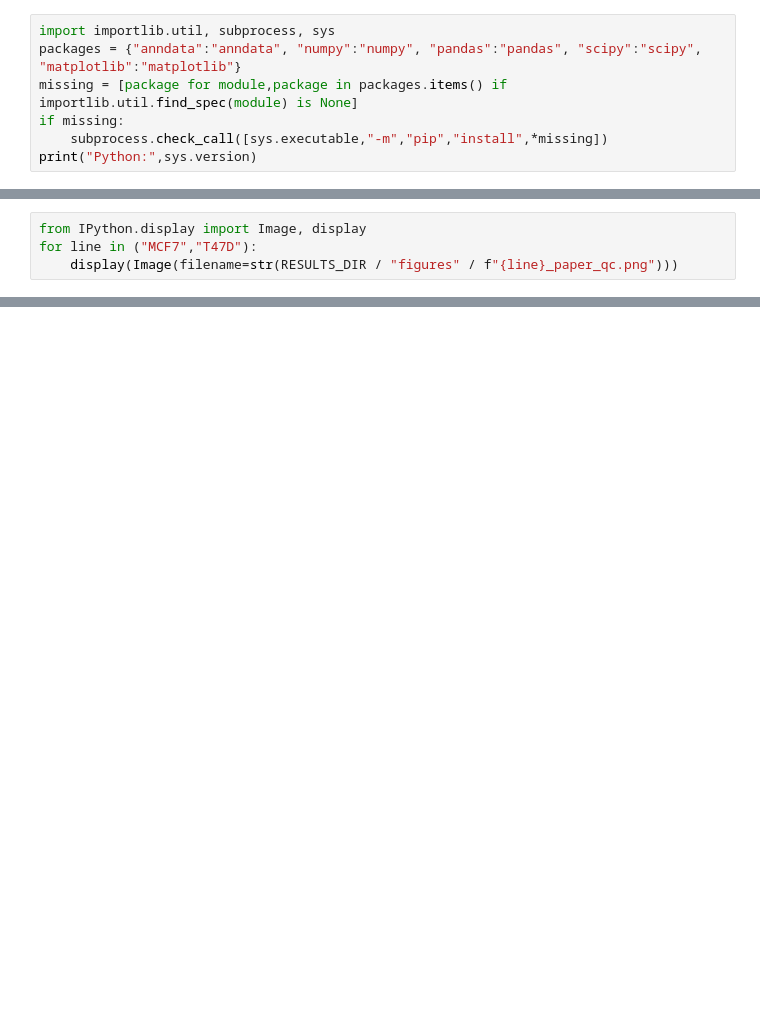
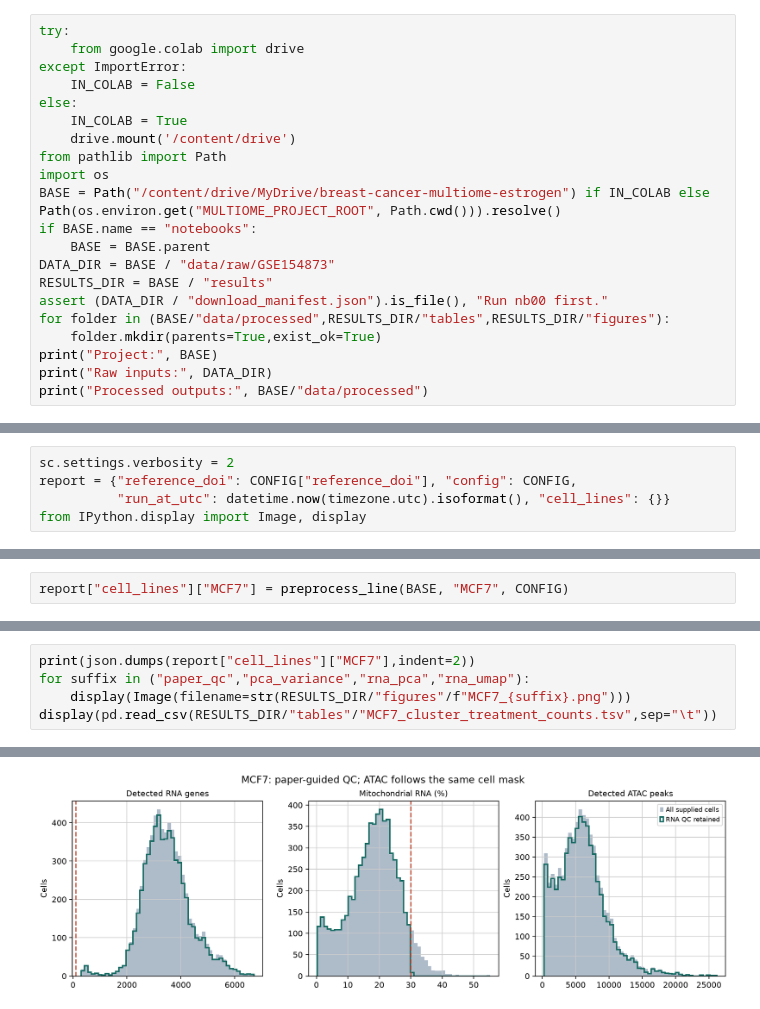
Before and after one commit to fshokor/breast-cancer-multiome-estrogen, a Jupyter notebook: notebooks/nb02_qc_preprocessing.ipynb, the cells around one changed output, grey strips where cells are left out. Cells and saved outputs as stored; diff of their text form; blank space fills up the shorter version.

Commit message:
Rewrite nb02 with Scanpy QC and RNA PCA Leiden UMAP

```diff
--- a/notebooks/nb02_qc_preprocessing.ipynb
+++ b/notebooks/nb02_qc_preprocessing.ipynb
@@ -32,8 +14,22 @@ Processed: /home/shoko/breast-cancer-multiome-estrogen/data/processed
 # %%
-import importlib.util, subprocess, sys
-packages = {"anndata":"anndata", "numpy":"numpy", "pandas":"pandas", "scipy":"scipy", "matplotlib":"matplotlib"}
-missing = [package for module,package in packages.items() if importlib.util.find_spec(module) is None]
-if missing:
-    subprocess.check_call([sys.executable,"-m","pip","install",*missing])
-print("Python:",sys.version)
+try:
+    from google.colab import drive
+except ImportError:
+    IN_COLAB = False
+else:
+    IN_COLAB = True
+    drive.mount('/content/drive')
+from pathlib import Path
+import os
+BASE = Path("/content/drive/MyDrive/breast-cancer-multiome-estrogen") if IN_COLAB else Path(os.environ.get("MULTIOME_PROJECT_ROOT", Path.cwd())).resolve()
+if BASE.name == "notebooks":
+    BASE = BASE.parent
+DATA_DIR = BASE / "data/raw/GSE154873"
+RESULTS_DIR = BASE / "results"
+assert (DATA_DIR / "download_manifest.json").is_file(), "Run nb00 first."
+for folder in (BASE/"data/processed",RESULTS_DIR/"tables",RESULTS_DIR/"figures"):
+    folder.mkdir(parents=True,exist_ok=True)
+print("Project:", BASE)
+print("Raw inputs:", DATA_DIR)
+print("Processed outputs:", BASE/"data/processed")
 # %% [output]
@@ -382,4 +463,5 @@ Exact RNA–ATAC order preserved: True
 # %%
+sc.settings.verbosity = 2
+report = {"reference_doi": CONFIG["reference_doi"], "config": CONFIG,
+          "run_at_utc": datetime.now(timezone.utc).isoformat(), "cell_lines": {}}
 from IPython.display import Image, display
-for line in ("MCF7","T47D"):
-    display(Image(filename=str(RESULTS_DIR / "figures" / f"{line}_paper_qc.png")))
@@ -401,0 +474,2 @@ Next: review QC results before nb03 RNA differential expression. Stop here.
+# %%
+report["cell_lines"]["MCF7"] = preprocess_line(BASE, "MCF7", CONFIG)
@@ -401,0 +502,6 @@ Next: review QC results before nb03 RNA differential expression. Stop here.
+# %%
+print(json.dumps(report["cell_lines"]["MCF7"],indent=2))
+for suffix in ("paper_qc","pca_variance","rna_pca","rna_umap"):
+    display(Image(filename=str(RESULTS_DIR/"figures"/f"MCF7_{suffix}.png")))
+display(pd.read_csv(RESULTS_DIR/"tables"/"MCF7_cluster_treatment_counts.tsv",sep="\t"))
+# %% [output]
@@ -401,0 +525 @@ Next: review QC results before nb03 RNA differential expression. Stop here.
+[figure, added]
```
Also changed, not shown: parts of 21 cells of this notebook, 30 other files.
